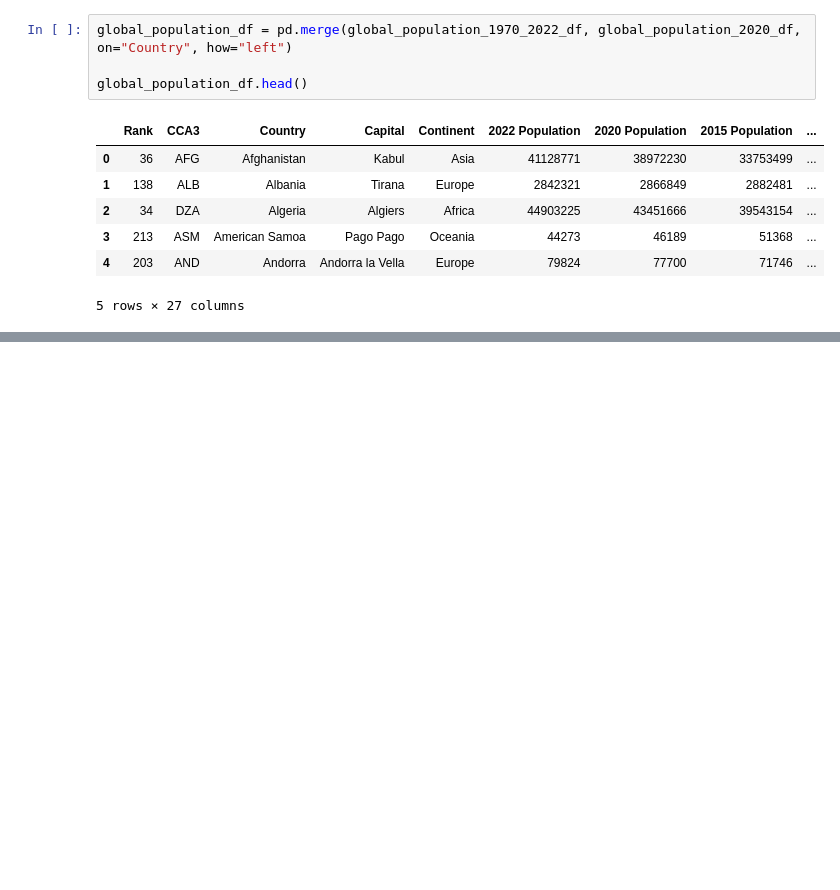
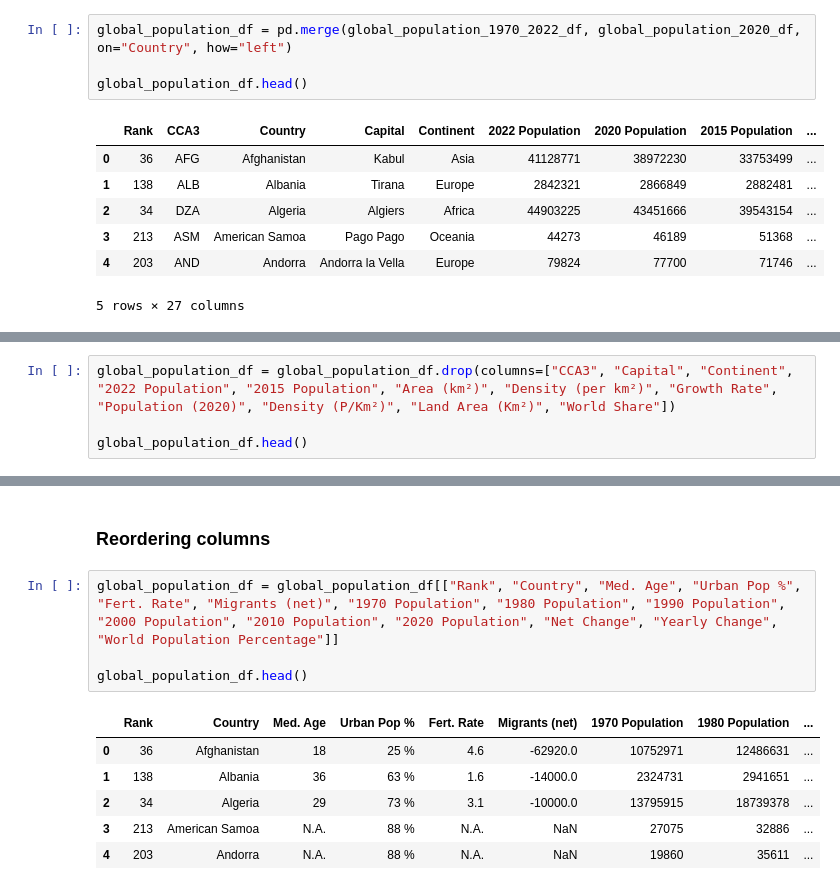
Before and after one commit to 99btyler/global-population-dashboard, a Jupyter notebook: src/data/data-cleaning.ipynb, the cells around one changed output, grey strips where cells are left out. Saved outputs shown, nothing was run; the diff lists cells and outputs as text; blank space fills up the shorter version.

Commit message:
Dropped columns, reordered columns, renamed columns

```diff
--- a/src/data/data-cleaning.ipynb
+++ b/src/data/data-cleaning.ipynb
@@ -43,0 +68,4 @@ global_population_df.head()
+# %%
+global_population_df = global_population_df.drop(columns=["CCA3", "Capital", "Continent", "2022 Population", "2015 Population", "Area (km²)", "Density (per km²)", "Growth Rate", "Population (2020)", "Density (P/Km²)", "Land Area (Km²)", "World Share"])
+
+global_population_df.head()
@@ -43,0 +79,13 @@ global_population_df.head()
+# %% [markdown]
+### Reordering columns
+# %%
+global_population_df = global_population_df[["Rank", "Country", "Med. Age", "Urban Pop %", "Fert. Rate", "Migrants (net)", "1970 Population", "1980 Population", "1990 Population", "2000 Population", "2010 Population", "2020 Population", "Net Change", "Yearly Change", "World Population Percentage"]]
+
+global_population_df.head()
+# %% [output]
+|  | Rank | Country | Med. Age | Urban Pop % | Fert. Rate | Migrants (net) | 1970 Population | 1980 Population | ... |
+| 0 | 36 | Afghanistan | 18 | 25 % | 4.6 | -62920.0 | 10752971 | 12486631 | ... |
+| 1 | 138 | Albania | 36 | 63 % | 1.6 | -14000.0 | 2324731 | 2941651 | ... |
+| 2 | 34 | Algeria | 29 | 73 % | 3.1 | -10000.0 | 13795915 | 18739378 | ... |
+| 3 | 213 | American Samoa | N.A. | 88 % | N.A. | NaN | 27075 | 32886 | ... |
+| 4 | 203 | Andorra | N.A. | 88 % | N.A. | NaN | 19860 | 35611 | ... |
```
Also changed, not shown: parts of 7 cells of this notebook.
